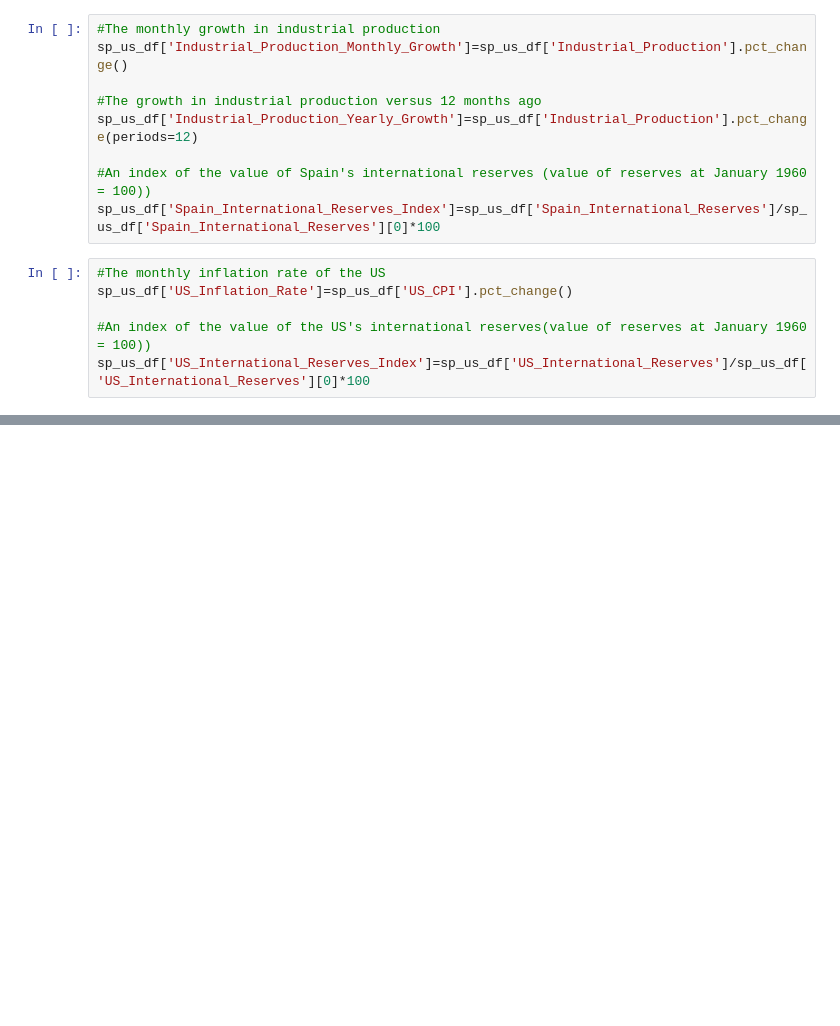
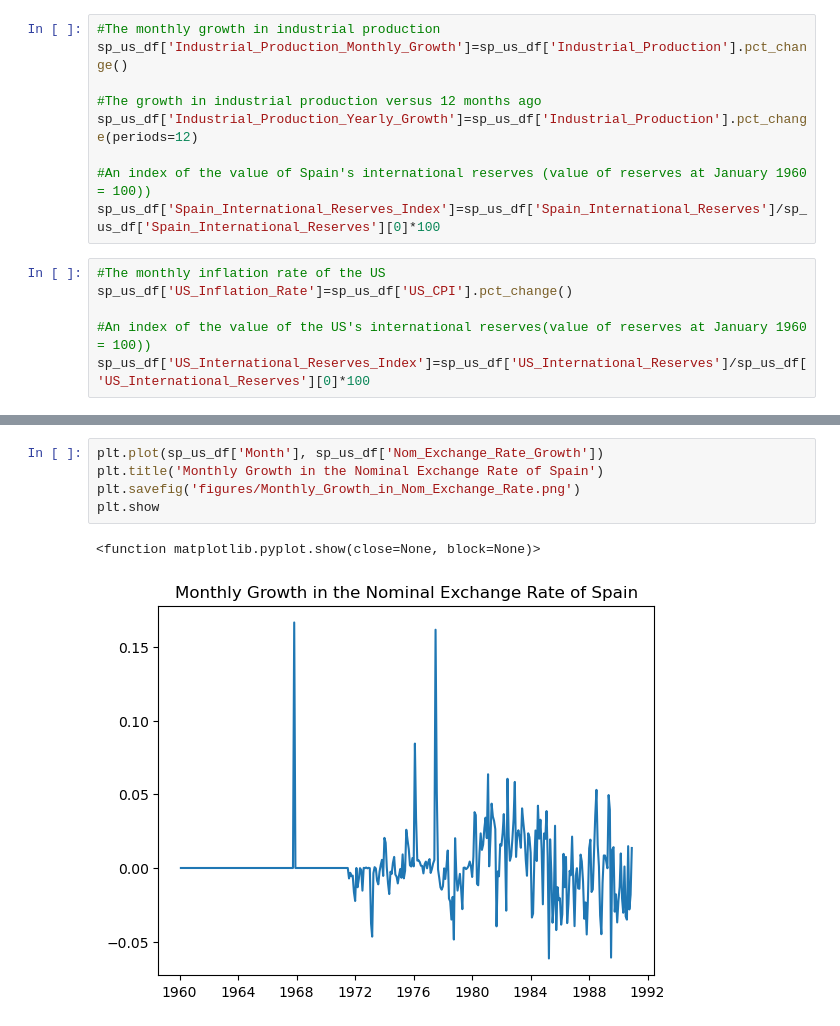
Before and after one commit to sophie-hy-fung/spain-bretton-woods, a Jupyter notebook: data_cleaning.ipynb, the cells around one changed output, grey strips where cells are left out. Drawn from its saved outputs; the diff is of its cells as text; blank space fills up the shorter version.

Commit message:
created figures

```diff
--- a/data_cleaning.ipynb
+++ b/data_cleaning.ipynb
@@ -83,0 +104,8 @@ sp_us_df['US_International_Reserves_Index']=sp_us_df['US_International_Reserves'
+# %%
+plt.plot(sp_us_df['Month'], sp_us_df['Nom_Exchange_Rate_Growth'])
+plt.title('Monthly Growth in the Nominal Exchange Rate of Spain')
+plt.savefig('figures/Monthly_Growth_in_Nom_Exchange_Rate.png')
+plt.show
+# %% [output]
+<function matplotlib.pyplot.show(close=None, block=None)>
+[figure, added]
```
Also changed, not shown: parts of 7 cells of this notebook, 4 other files.
